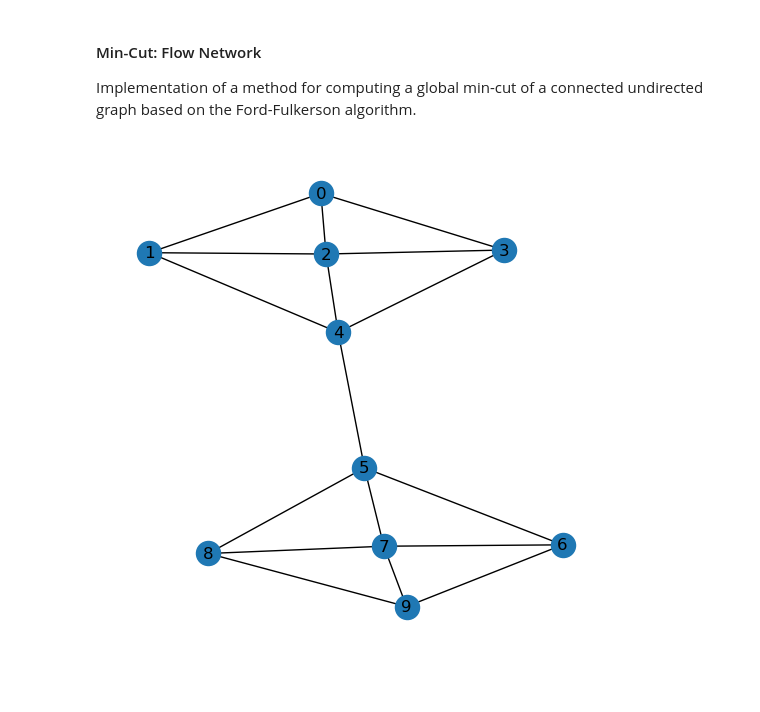
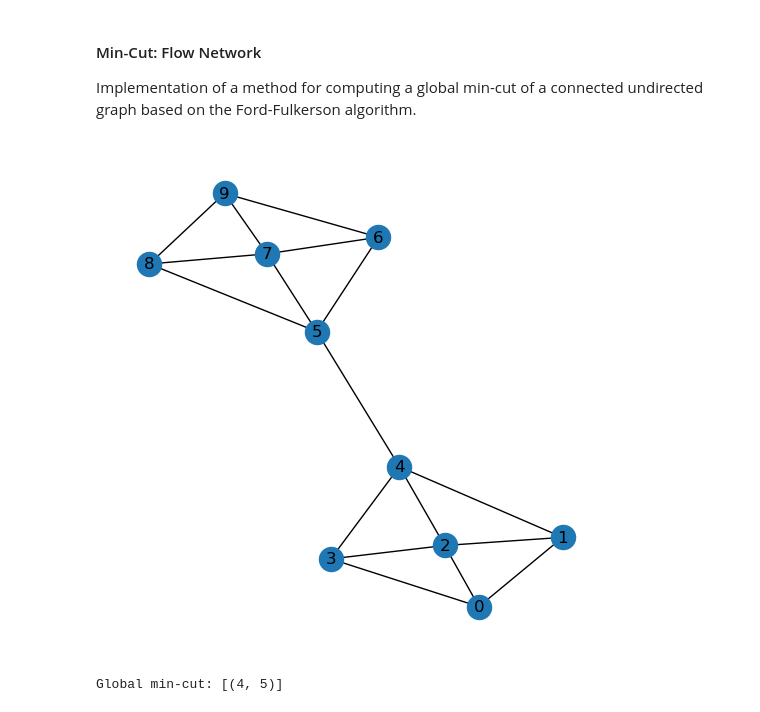
Before and after one commit to tsultan16/Classic_Algorithms, a Jupyter notebook: Minimum_Cut/ford_fulkerson.ipynb, the cells around one changed output. Drawn from its saved outputs; the diff is of its cells as text; code cells hidden in the pictures.

Commit message:
implemented FF based global mincut finder

```diff
--- a/Minimum_Cut/ford_fulkerson.ipynb
+++ b/Minimum_Cut/ford_fulkerson.ipynb
@@ -56,10 +56,8 @@ def construct_residual_graph(adjacency_list, flow):
 def FF_nosclaing(adjacency_list, s, t, verbose=False):
     # create copy of adjacency list
     adjacency_list = {u:list(adjacency_list[u]) for u in adjacency_list.keys()}
-    print(f"adjacency_list: {adjacency_list}")
     # delete incoming edges to s
     for u in adjacency_list[s]:
-        print(f"u: {u}, adjacency_list[u]: {adjacency_list[u]}")
         adjacency_list[u].remove(s)
     # delete outgoing edges from t
     adjacency_list[t] = []
@@ -125,25 +123,20 @@ def FF_nosclaing(adjacency_list, s, t, verbose=False):
 
             num_iterations += 1
 
-# assume that the input graph is bipartite and represented as an adjacency list, and vertices in X and Y are numbered from 1 to n
-def create_equivalent_flow_network(adjacency_list, X, Y):
-    # create artificial source and sink vertices
+def FF_min_cut(adjacency_list, verbose=False):
+    # pick an s
     s = 0
-    t = len(adjacency_list)+1
-    # create equivalent flow network adjacency list (all edges will have capacity 1)
-    G = {u:[] for u in range(len(adjacency_list)+2)}
-    # connect source to vertices in X
-    for u in X:
-        G[s].append((u, 1))
-    # connect vertices in Y to sink
-    for v in Y:
-        G[v].append((t, 1))
-    # connect vertices in X to vertices in Y
-    for u in X:
-        for v in adjacency_list[u]:
-            G[u].append((v, 1))
+    # find min-cut for each possible t
+    global_min_cut = None
+    for t in range(1, len(adjacency_list)):
+        mincut = FF_nosclaing(adjacency_list, s, t)
+        if global_min_cut == None or len(mincut) < len(global_min_cut):
+            global_min_cut = mincut
 
-    return G
+    if verbose:
+        print(f"Global min-cut: {global_min_cut}")
+
+    return global_min_cut
 # %%
 import networkx as nx
 import matplotlib.pyplot as plt
@@ -166,6 +159,10 @@ def plot_graph(adjacency_list, fig_size=5):
 # %%
 # larger example graph
 adjacency_list = {0:[1,2,3], 1:[0,2,4], 2:[0,1,3,4], 3:[0,2,4], 4:[1,2,3,5], 5:[4,6,7,8], 6:[5,7,9], 7:[5,6,8,9], 8:[5,7,9], 9:[6,7,8]}
 plot_graph(adjacency_list, fig_size=5)
+
+# find global min-cut
+global_mincut = FF_min_cut(adjacency_list, verbose=True)
 # %% [output]
-[figure, old version]
+[figure, new version]
+Global min-cut: [(4, 5)]
```
Also changed, not shown: parts of 1 cell of this notebook.
